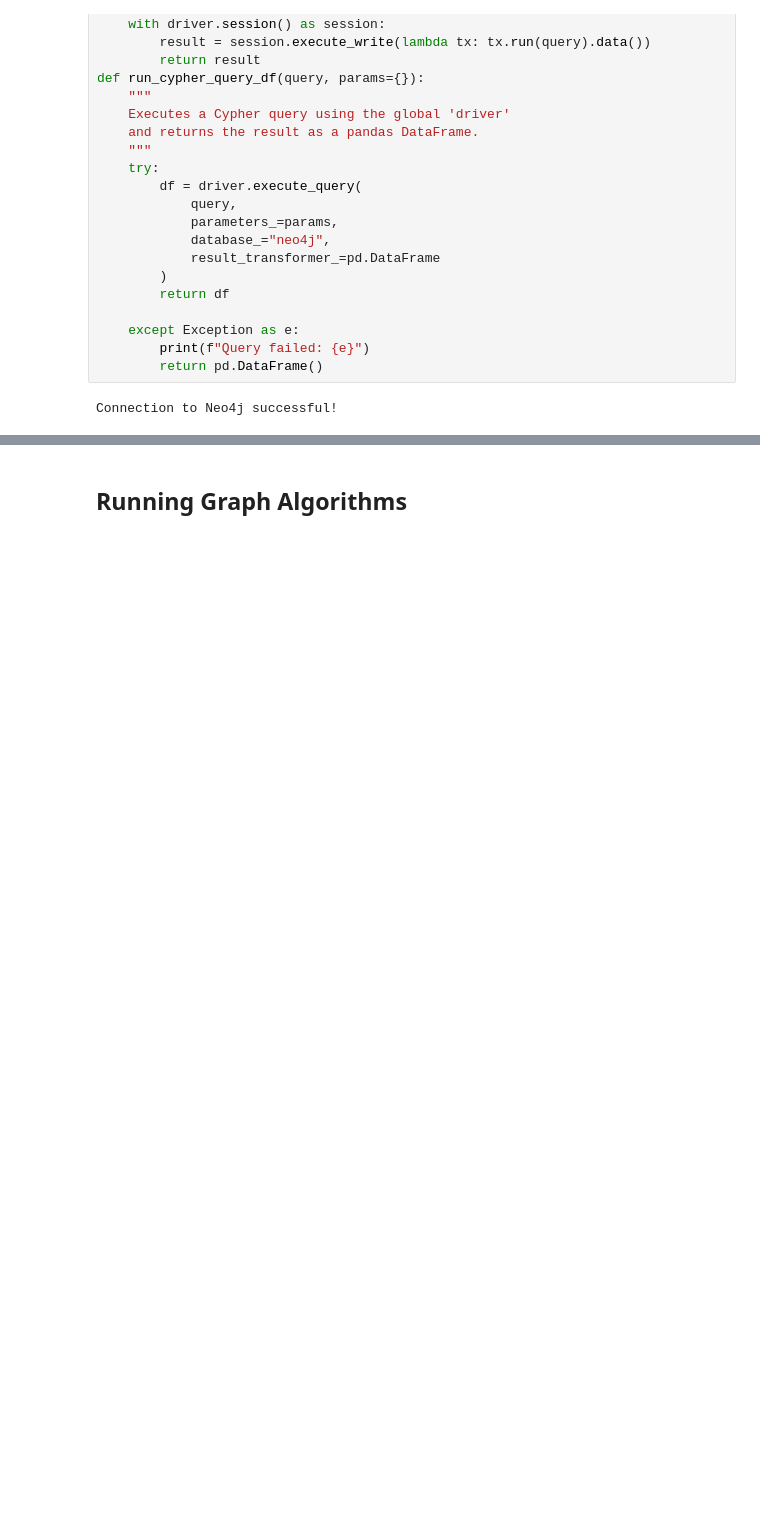
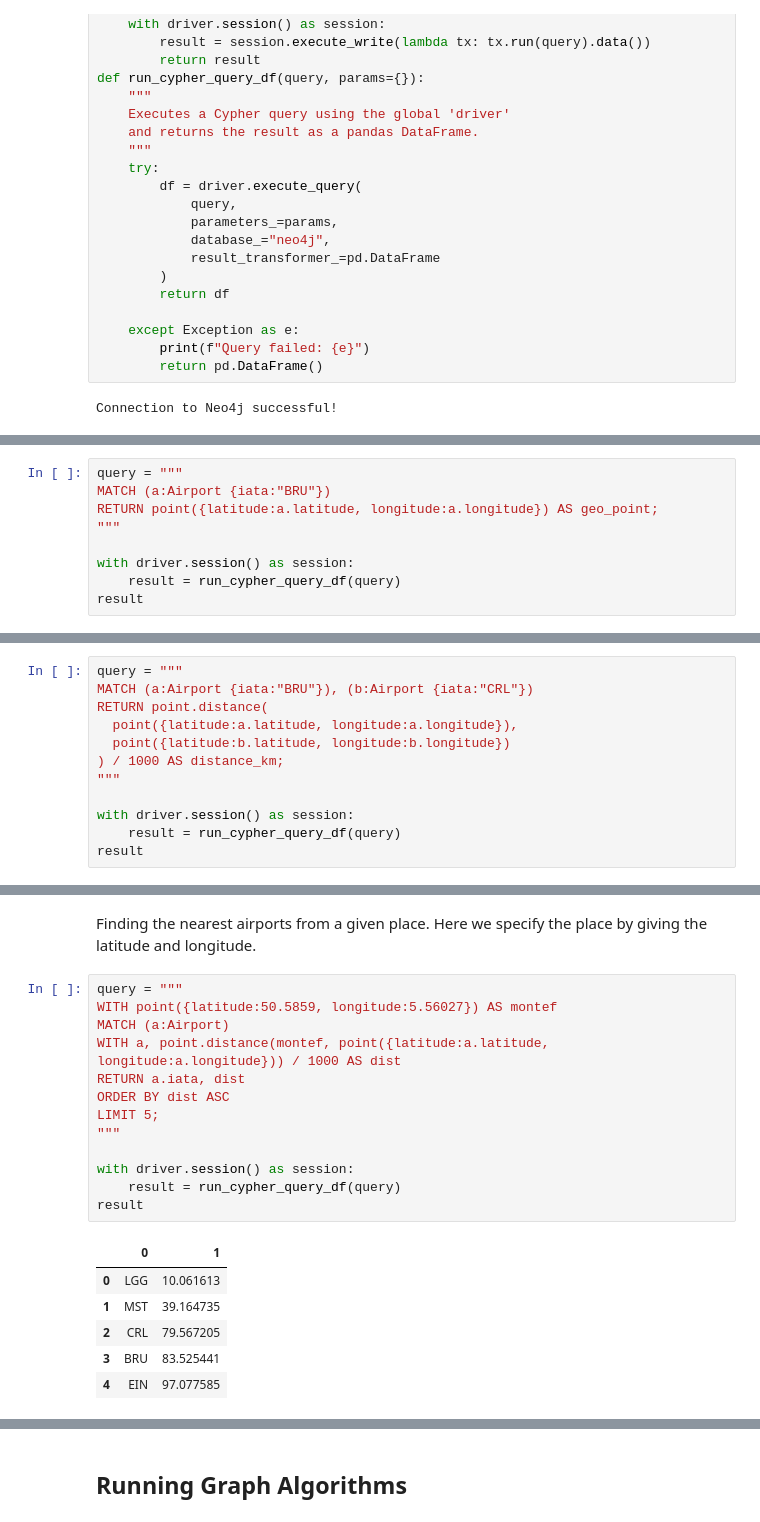
Before and after one commit to YanisGrts/ADBassignment2, a Jupyter notebook: assignment.ipynb, the cells around one changed output, grey strips where cells are left out. Saved outputs shown, nothing was run; the diff lists cells and outputs as text; blank space fills up the shorter version.

```diff
--- a/assignment.ipynb
+++ b/assignment.ipynb
@@ -160,0 +343,9 @@ Routes loaded. Total HAS_ROUTE relationships: 46389
+# %%
+query = """
+MATCH (a:Airport {iata:"BRU"})
+RETURN point({latitude:a.latitude, longitude:a.longitude}) AS geo_point;
+"""
+
+with driver.session() as session:
+    result = run_cypher_query_df(query)
+result
@@ -160,0 +357,12 @@ Routes loaded. Total HAS_ROUTE relationships: 46389
+# %%
+query = """
+MATCH (a:Airport {iata:"BRU"}), (b:Airport {iata:"CRL"})
+RETURN point.distance(
+  point({latitude:a.latitude, longitude:a.longitude}),
+  point({latitude:b.latitude, longitude:b.longitude})
+) / 1000 AS distance_km;
+"""
+
+with driver.session() as session:
+    result = run_cypher_query_df(query)
+result
@@ -160,0 +385,22 @@ Routes loaded. Total HAS_ROUTE relationships: 46389
+# %% [markdown]
+Finding the nearest airports from a given place. Here we specify the place by giving the latitude and longitude.
+# %%
+query = """
+WITH point({latitude:50.5859, longitude:5.56027}) AS montef
+MATCH (a:Airport)
+WITH a, point.distance(montef, point({latitude:a.latitude, longitude:a.longitude})) / 1000 AS dist
+RETURN a.iata, dist
+ORDER BY dist ASC
+LIMIT 5;
+"""
+
+with driver.session() as session:
+    result = run_cypher_query_df(query)
+result
+# %% [output]
+|  | 0 | 1 |
+| 0 | LGG | 10.061613 |
+| 1 | MST | 39.164735 |
+| 2 | CRL | 79.567205 |
+| 3 | BRU | 83.525441 |
+| 4 | EIN | 97.077585 |
```
Also changed, not shown: parts of 66 cells of this notebook.
